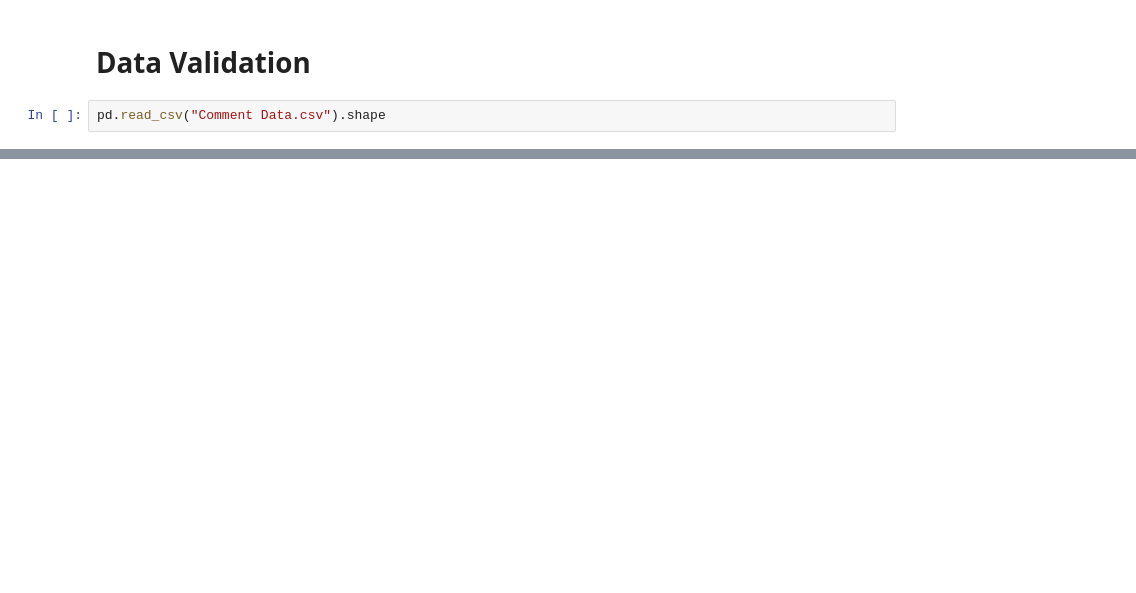
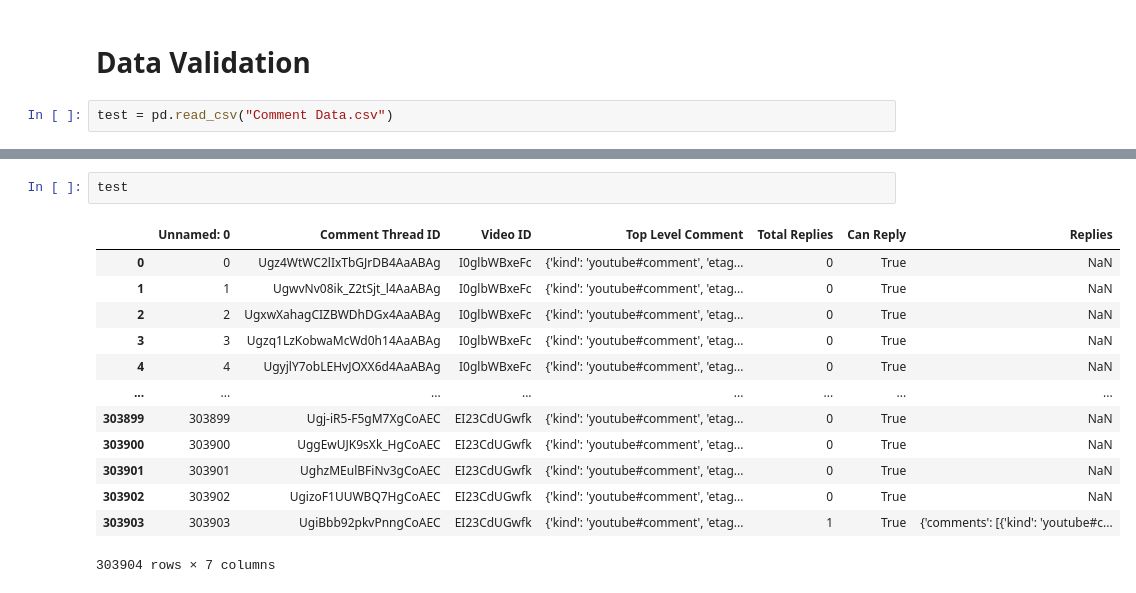
Before and after one commit to adamg0709/YoutubeCookingData, a Jupyter notebook: Data Script.ipynb, the cells around one changed output, grey strips where cells are left out. Drawn from its saved outputs; the diff is of its cells as text; blank space fills up the shorter version.

```diff
--- a/Data Script.ipynb
+++ b/Data Script.ipynb
@@ -396,4 +396,4 @@ Time elapsed for comments on video nEoSBL25RO4 6.02030611038208 for 1774 comment
 # %% [markdown]
 # Data Validation
 # %%
-pd.read_csv("Comment Data.csv").shape
+test = pd.read_csv("Comment Data.csv")
@@ -505,0 +400,16 @@ pd.read_csv("Comment Data.csv").shape
+# %%
+test
+# %% [output]
+|  | Unnamed: 0 | Comment Thread ID | Video ID | Top Level Comment | Total Replies | Can Reply | Replies |
+| 0 | 0 | Ugz4WtWC2lIxTbGJrDB4AaABAg | I0glbWBxeFc | {'kind': 'youtube#comment', 'etag... | 0 | True | NaN |
+| 1 | 1 | UgwvNv08ik_Z2tSjt_l4AaABAg | I0glbWBxeFc | {'kind': 'youtube#comment', 'etag... | 0 | True | NaN |
+| 2 | 2 | UgxwXahagCIZBWDhDGx4AaABAg | I0glbWBxeFc | {'kind': 'youtube#comment', 'etag... | 0 | True | NaN |
+| 3 | 3 | Ugzq1LzKobwaMcWd0h14AaABAg | I0glbWBxeFc | {'kind': 'youtube#comment', 'etag... | 0 | True | NaN |
+| 4 | 4 | UgyjlY7obLEHvJOXX6d4AaABAg | I0glbWBxeFc | {'kind': 'youtube#comment', 'etag... | 0 | True | NaN |
+| ... | ... | ... | ... | ... | ... | ... | ... |
+| 303899 | 303899 | Ugj-iR5-F5gM7XgCoAEC | EI23CdUGwfk | {'kind': 'youtube#comment', 'etag... | 0 | True | NaN |
+| 303900 | 303900 | UggEwUJK9sXk_HgCoAEC | EI23CdUGwfk | {'kind': 'youtube#comment', 'etag... | 0 | True | NaN |
+| 303901 | 303901 | UghzMEulBFiNv3gCoAEC | EI23CdUGwfk | {'kind': 'youtube#comment', 'etag... | 0 | True | NaN |
+| 303902 | 303902 | UgizoF1UUWBQ7HgCoAEC | EI23CdUGwfk | {'kind': 'youtube#comment', 'etag... | 0 | True | NaN |
+| 303903 | 303903 | UgiBbb92pkvPnngCoAEC | EI23CdUGwfk | {'kind': 'youtube#comment', 'etag... | 1 | True | {'comments': [{'kind': 'youtube#c... |
+303904 rows × 7 columns
```
Also changed, not shown: parts of 4 cells of this notebook, 1 other file.
